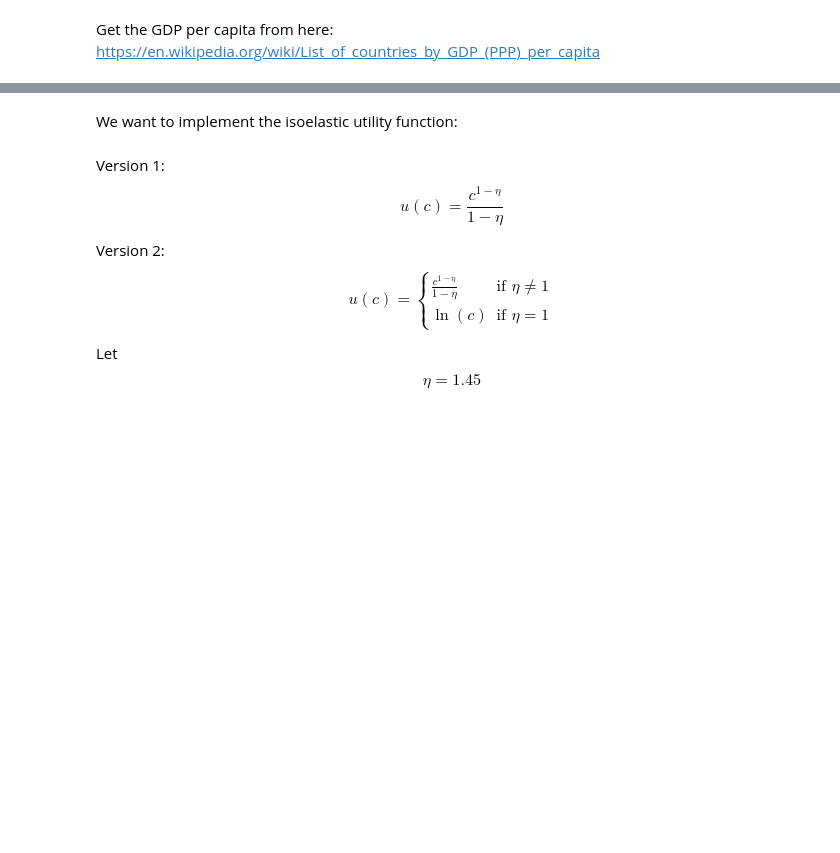
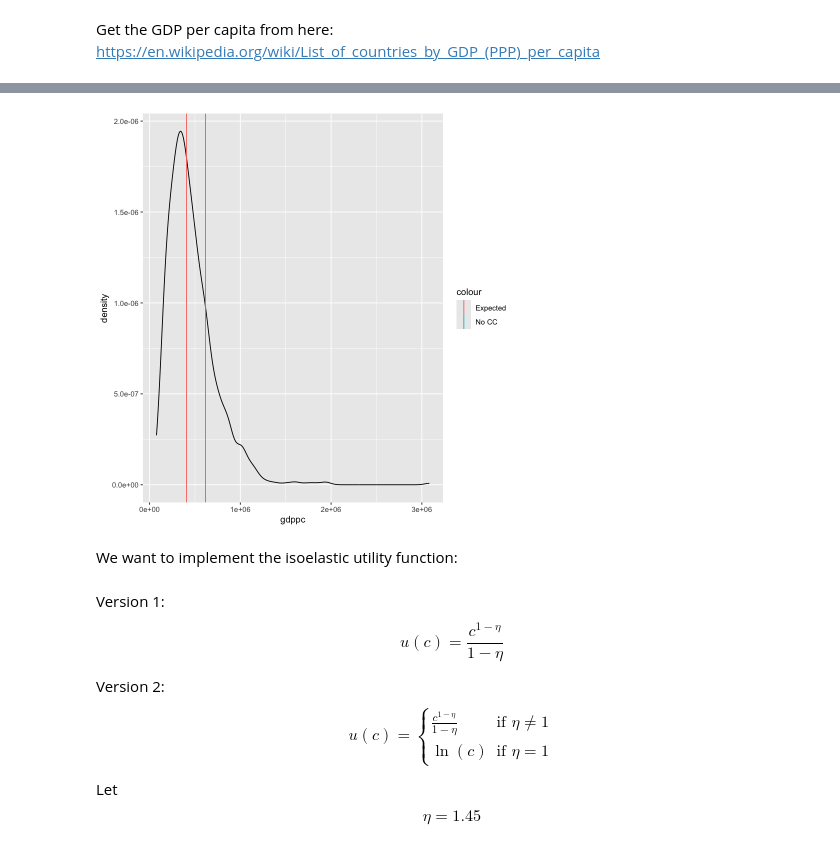
Before and after one commit to jrising/ccecon2025, a Jupyter notebook: Week 3 - Growth Damages.ipynb, the cells around one changed output, grey strips where cells are left out. Cells and saved outputs as stored; diff of their text form; code cells hidden in the pictures; blank space fills up the shorter version.

```diff
--- a/Week 3 - Growth Damages.ipynb
+++ b/Week 3 - Growth Damages.ipynb
@@ -75,7 +202,9 @@ nocc = gdppc0 * exp(baseline * 101)
 # %%
 ggplot(subset(allmc, year == 2100), aes(gdppc)) +
-  geom_density() + geom_vline(xintercept=df$gdppc[df$year == 2100]) +
-  geom_vline(xintercept=nocc)
+  geom_density() + geom_vline(aes(colour='Expected', xintercept=df$gdppc[df$year == 2100])) +
+  geom_vline(aes(colour='No CC', xintercept=nocc))
+# %% [output]
+[figure, added]
 # %% [markdown]
 We want to implement the isoelastic utility function:
 # %% [markdown]
```
Also changed, not shown: parts of 30 cells of this notebook, 2 other files.
